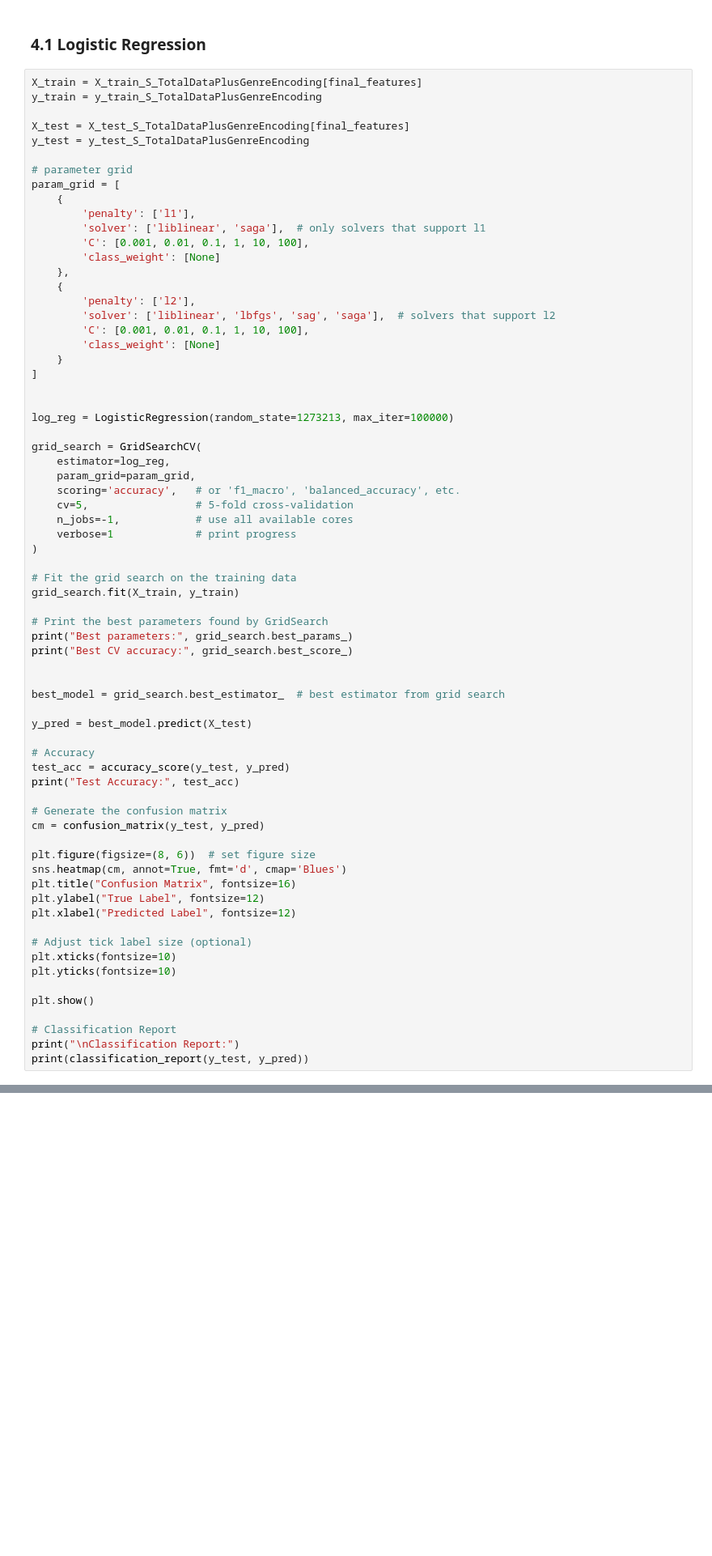
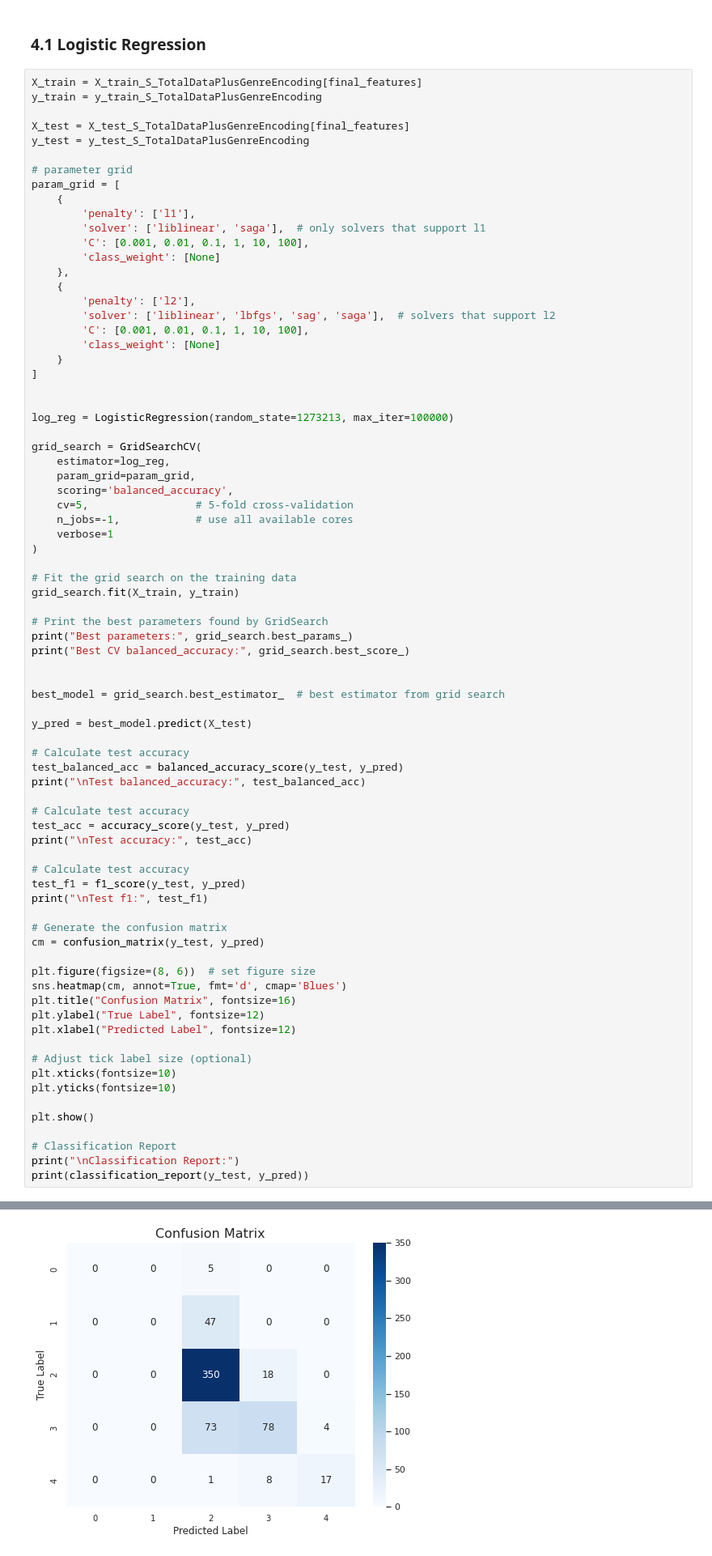
Before and after one commit to HammaTime123/Investigation-into-Developing-a-Classifier-for-Movie-Rating-for-IMDB-Data-Se, a Jupyter notebook: proj2.ipynb, the cells around one changed output, grey strips where cells are left out. Shown at 81% size. Saved outputs shown, nothing was run; the diff lists cells and outputs as text; blank space fills up the shorter version.

Commit message:
change performance calcualtions to from accuracy to a mix of balanced accuracy and f1

```diff
--- a/proj2.ipynb
+++ b/proj2.ipynb
@@ -934,10 +1254,10 @@ log_reg = LogisticRegression(random_state=1273213, max_iter=100000)
 grid_search = GridSearchCV(
     estimator=log_reg,
     param_grid=param_grid,
-    scoring='accuracy',   # or 'f1_macro', 'balanced_accuracy', etc.
+    scoring='balanced_accuracy',
     cv=5,                 # 5-fold cross-validation
     n_jobs=-1,            # use all available cores
-    verbose=1             # print progress
+    verbose=1
 )
 
 # Fit the grid search on the training data
@@ -945,16 +1265,24 @@ grid_search.fit(X_train, y_train)
 
 # Print the best parameters found by GridSearch
 print("Best parameters:", grid_search.best_params_)
-print("Best CV accuracy:", grid_search.best_score_)
+print("Best CV balanced_accuracy:", grid_search.best_score_)
 
 
 best_model = grid_search.best_estimator_  # best estimator from grid search
 
 y_pred = best_model.predict(X_test)
 
-# Accuracy
+# Calculate test accuracy
+test_balanced_acc = balanced_accuracy_score(y_test, y_pred)
+print("\nTest balanced_accuracy:", test_balanced_acc)
+
+# Calculate test accuracy
 test_acc = accuracy_score(y_test, y_pred)
-print("Test Accuracy:", test_acc)
+print("\nTest accuracy:", test_acc)
+
+# Calculate test accuracy
+test_f1 = f1_score(y_test, y_pred)
+print("\nTest f1:", test_f1)
 
 # Generate the confusion matrix
 cm = confusion_matrix(y_test, y_pred)
@@ -974,3 +1302,4 @@ plt.show()
 # Classification Report
 print("\nClassification Report:")
 print(classification_report(y_test, y_pred))
+# %% [output]
@@ -976,0 +1310 @@ print(classification_report(y_test, y_pred))
+[figure, added]
```
Also changed, not shown: parts of 20 cells of this notebook.
